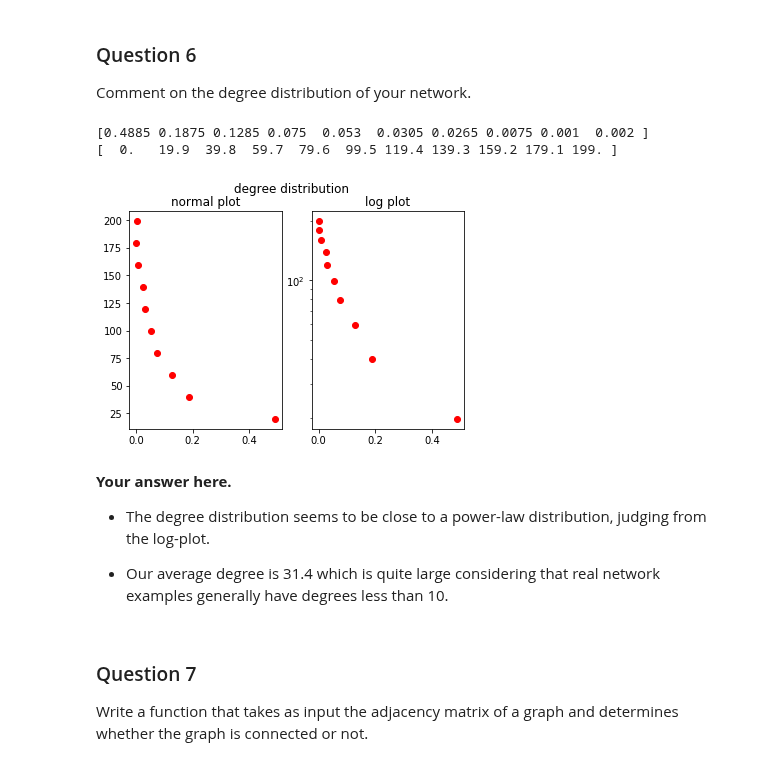
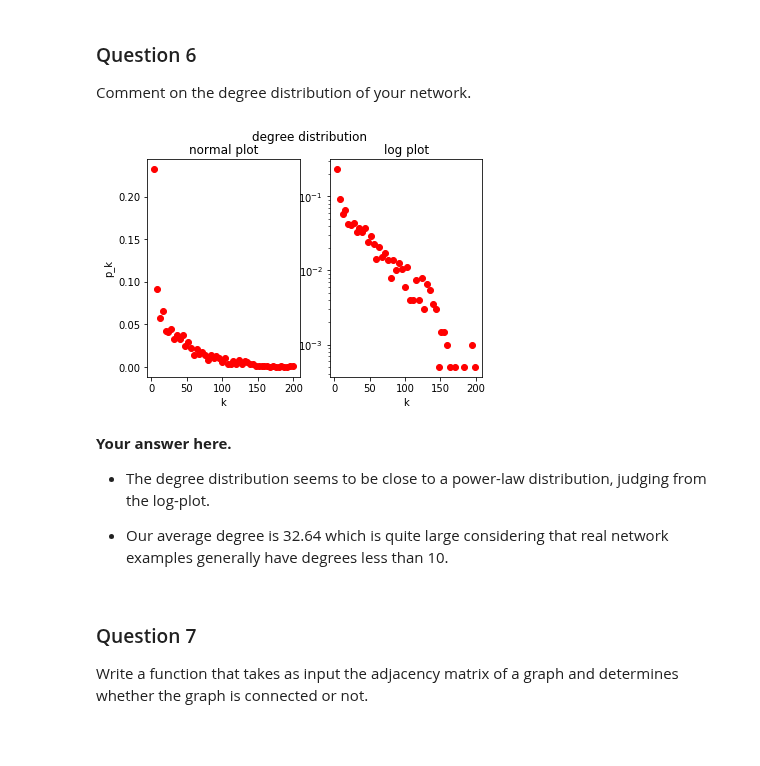
Before and after one commit to senakicir/ntds_project, a Jupyter notebook: 1_network_properties.ipynb, the cells around one changed output. Cells and saved outputs as stored; diff of their text form; code cells hidden in the pictures; blank space fills up the shorter version.

Commit message:
fixed degree distribution plots

```diff
--- a/1_network_properties.ipynb
+++ b/1_network_properties.ipynb
@@ -251,32 +253,31 @@ Comment on the degree distribution of your network.
 # %%
 #print log plot of degree distribution
 fig = plt.figure()
-n, bins, patches = plt.hist(degree, weights=weights, bins = 10)
-print(n)
-print(bins)
-x_ax = bins[1:]
+n, bins, patches = plt.hist(degree, weights=weights, bins = 50)
+y_ax = bins[1:]
 plt.close(fig)
 
 fig = plt.figure()
 plt.suptitle("degree distribution")
 plt.subplot(121)
 plt.title("normal plot")
-plt.plot(n, x_ax,  "ro")
+plt.plot(y_ax, n,  "ro")
+plt.ylabel("p_k")
+plt.xlabel("k")
 plt.subplot(122)
 plt.title("log plot")
-plt.semilogy(n, x_ax, "ro")
+plt.semilogy(y_ax, n,  "ro")
+plt.xlabel("k")
 plt.show()
 plt.close(fig)
 # %% [output]
-[0.4885 0.1875 0.1285 0.075  0.053  0.0305 0.0265 0.0075 0.001  0.002 ]
-[  0.   19.9  39.8  59.7  79.6  99.5 119.4 139.3 159.2 179.1 199. ]
-[figure, old version]
+[figure, new version]
 # %% [markdown]
 **Your answer here.**
 
 * The degree distribution seems to be close to a power-law distribution, judging from the log-plot.
 
-* Our average degree is 31.4 which is quite large considering that real network examples generally have degrees less than 10.
+* Our average degree is 32.64 which is quite large considering that real network examples generally have degrees less than 10.
 # %% [markdown]
 ### Question 7
 
```
Also changed, not shown: parts of 2 cells of this notebook.
